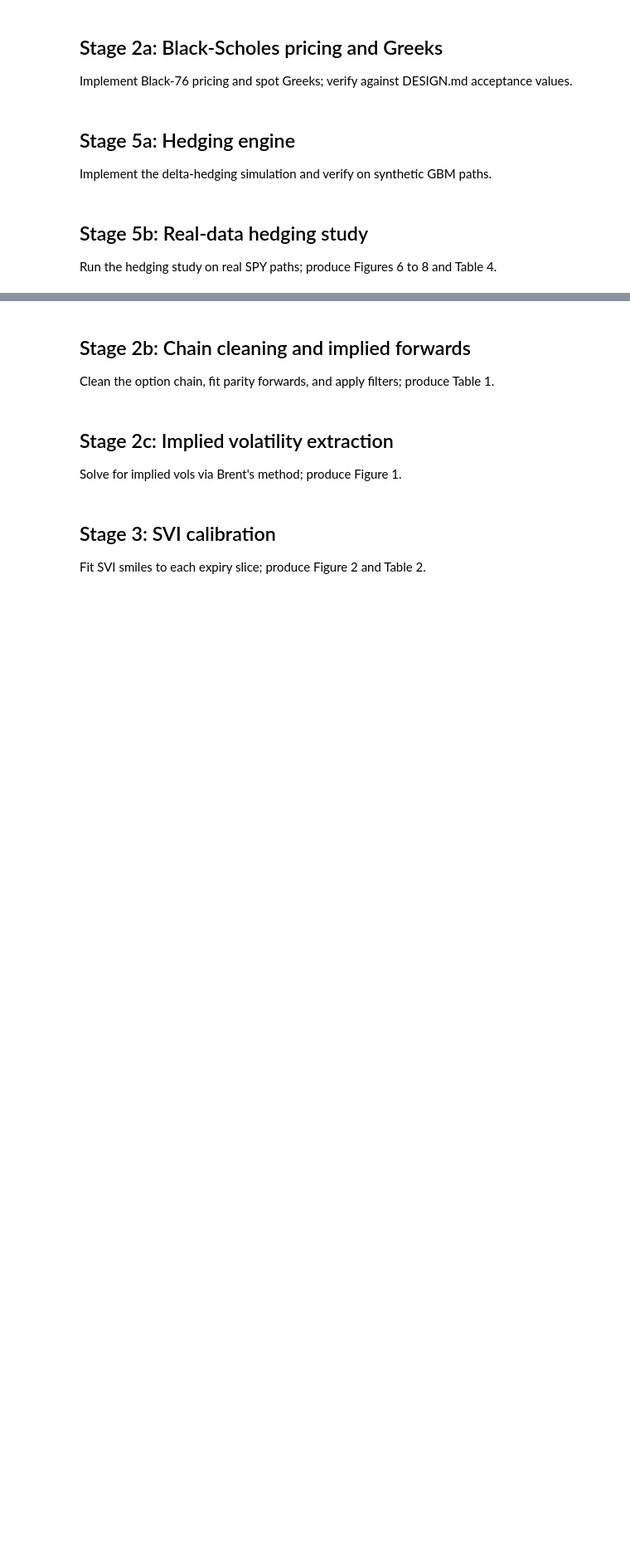
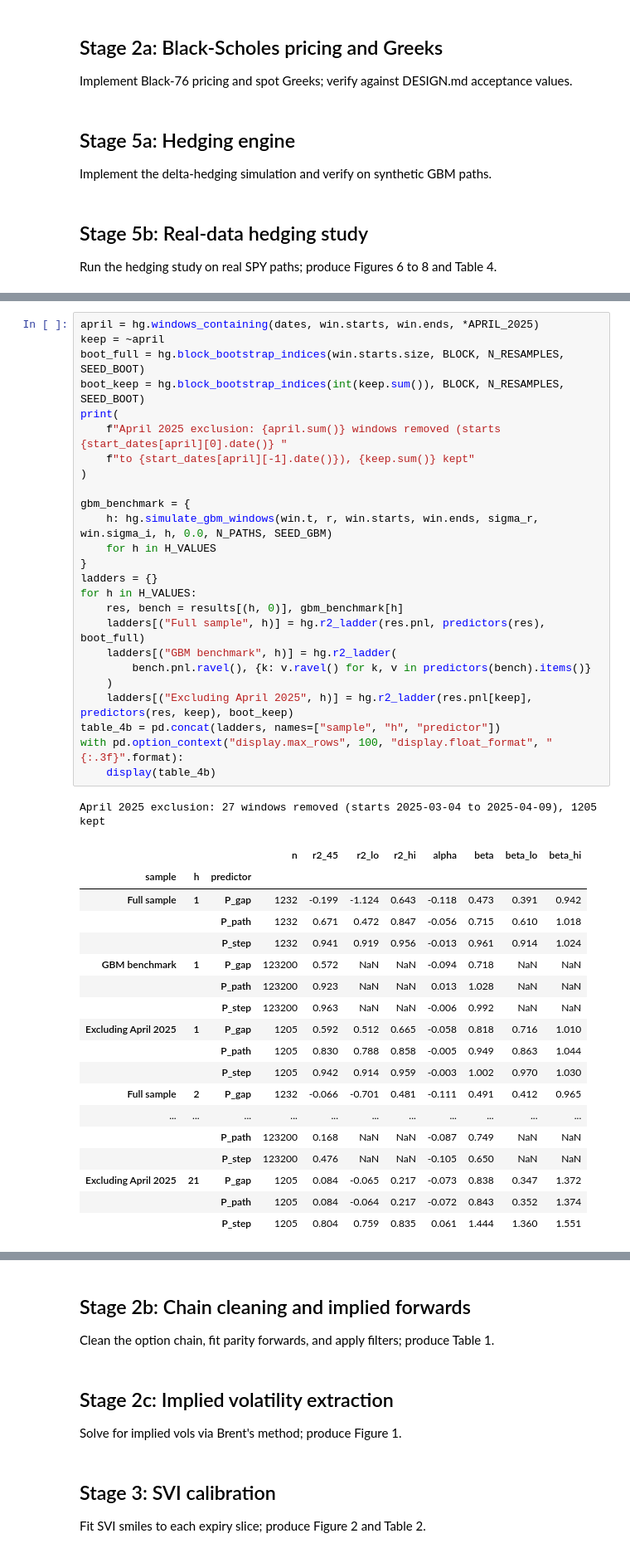
Before and after one commit to yogi-agarwal/vol-surface-delta-hedging, a Jupyter notebook: notebooks/analysis.ipynb, the cells around one changed output, grey strips where cells are left out. Shown at 83% size. Drawn from its saved outputs; the diff is of its cells as text; blank space fills up the shorter version.

```diff
--- a/notebooks/analysis.ipynb
+++ b/notebooks/analysis.ipynb
@@ -24,0 +146,45 @@ Run the hedging study on real SPY paths; produce Figures 6 to 8 and Table 4.
+# %%
+april = hg.windows_containing(dates, win.starts, win.ends, *APRIL_2025)
+keep = ~april
+boot_full = hg.block_bootstrap_indices(win.starts.size, BLOCK, N_RESAMPLES, SEED_BOOT)
+boot_keep = hg.block_bootstrap_indices(int(keep.sum()), BLOCK, N_RESAMPLES, SEED_BOOT)
+print(
+    f"April 2025 exclusion: {april.sum()} windows removed (starts {start_dates[april][0].date()} "
+    f"to {start_dates[april][-1].date()}), {keep.sum()} kept"
+)
+
+gbm_benchmark = {
+    h: hg.simulate_gbm_windows(win.t, r, win.starts, win.ends, sigma_r, win.sigma_i, h, 0.0, N_PATHS, SEED_GBM)
+    for h in H_VALUES
+}
+ladders = {}
+for h in H_VALUES:
+    res, bench = results[(h, 0)], gbm_benchmark[h]
+    ladders[("Full sample", h)] = hg.r2_ladder(res.pnl, predictors(res), boot_full)
+    ladders[("GBM benchmark", h)] = hg.r2_ladder(
+        bench.pnl.ravel(), {k: v.ravel() for k, v in predictors(bench).items()}
+    )
+    ladders[("Excluding April 2025", h)] = hg.r2_ladder(res.pnl[keep], predictors(res, keep), boot_keep)
+table_4b = pd.concat(ladders, names=["sample", "h", "predictor"])
+with pd.option_context("display.max_rows", 100, "display.float_format", "{:.3f}".format):
+    display(table_4b)
+# %% [output]
+April 2025 exclusion: 27 windows removed (starts 2025-03-04 to 2025-04-09), 1205 kept
+|  |  |  | n | r2_45 | r2_lo | r2_hi | alpha | beta | beta_lo | beta_hi |
+| sample | h | predictor |  |  |  |  |  |  |  |  |
+| Full sample | 1 | P_gap | 1232 | -0.199 | -1.124 | 0.643 | -0.118 | 0.473 | 0.391 | 0.942 |
+|  |  | P_path | 1232 | 0.671 | 0.472 | 0.847 | -0.056 | 0.715 | 0.610 | 1.018 |
+|  |  | P_step | 1232 | 0.941 | 0.919 | 0.956 | -0.013 | 0.961 | 0.914 | 1.024 |
+| GBM benchmark | 1 | P_gap | 123200 | 0.572 | NaN | NaN | -0.094 | 0.718 | NaN | NaN |
+|  |  | P_path | 123200 | 0.923 | NaN | NaN | 0.013 | 1.028 | NaN | NaN |
+|  |  | P_step | 123200 | 0.963 | NaN | NaN | -0.006 | 0.992 | NaN | NaN |
+| Excluding April 2025 | 1 | P_gap | 1205 | 0.592 | 0.512 | 0.665 | -0.058 | 0.818 | 0.716 | 1.010 |
+|  |  | P_path | 1205 | 0.830 | 0.788 | 0.858 | -0.005 | 0.949 | 0.863 | 1.044 |
+|  |  | P_step | 1205 | 0.942 | 0.914 | 0.959 | -0.003 | 1.002 | 0.970 | 1.030 |
+| Full sample | 2 | P_gap | 1232 | -0.066 | -0.701 | 0.481 | -0.111 | 0.491 | 0.412 | 0.965 |
+| ... | ... | ... | ... | ... | ... | ... | ... | ... | ... | ... |
+|  |  | P_path | 123200 | 0.168 | NaN | NaN | -0.087 | 0.749 | NaN | NaN |
+|  |  | P_step | 123200 | 0.476 | NaN | NaN | -0.105 | 0.650 | NaN | NaN |
+| Excluding April 2025 | 21 | P_gap | 1205 | 0.084 | -0.065 | 0.217 | -0.073 | 0.838 | 0.347 | 1.372 |
+|  |  | P_path | 1205 | 0.084 | -0.064 | 0.217 | -0.072 | 0.843 | 0.352 | 1.374 |
+|  |  | P_step | 1205 | 0.804 | 0.759 | 0.835 | 0.061 | 1.444 | 1.360 | 1.551 |
```
Also changed, not shown: parts of 20 cells of this notebook, 3 other files.
